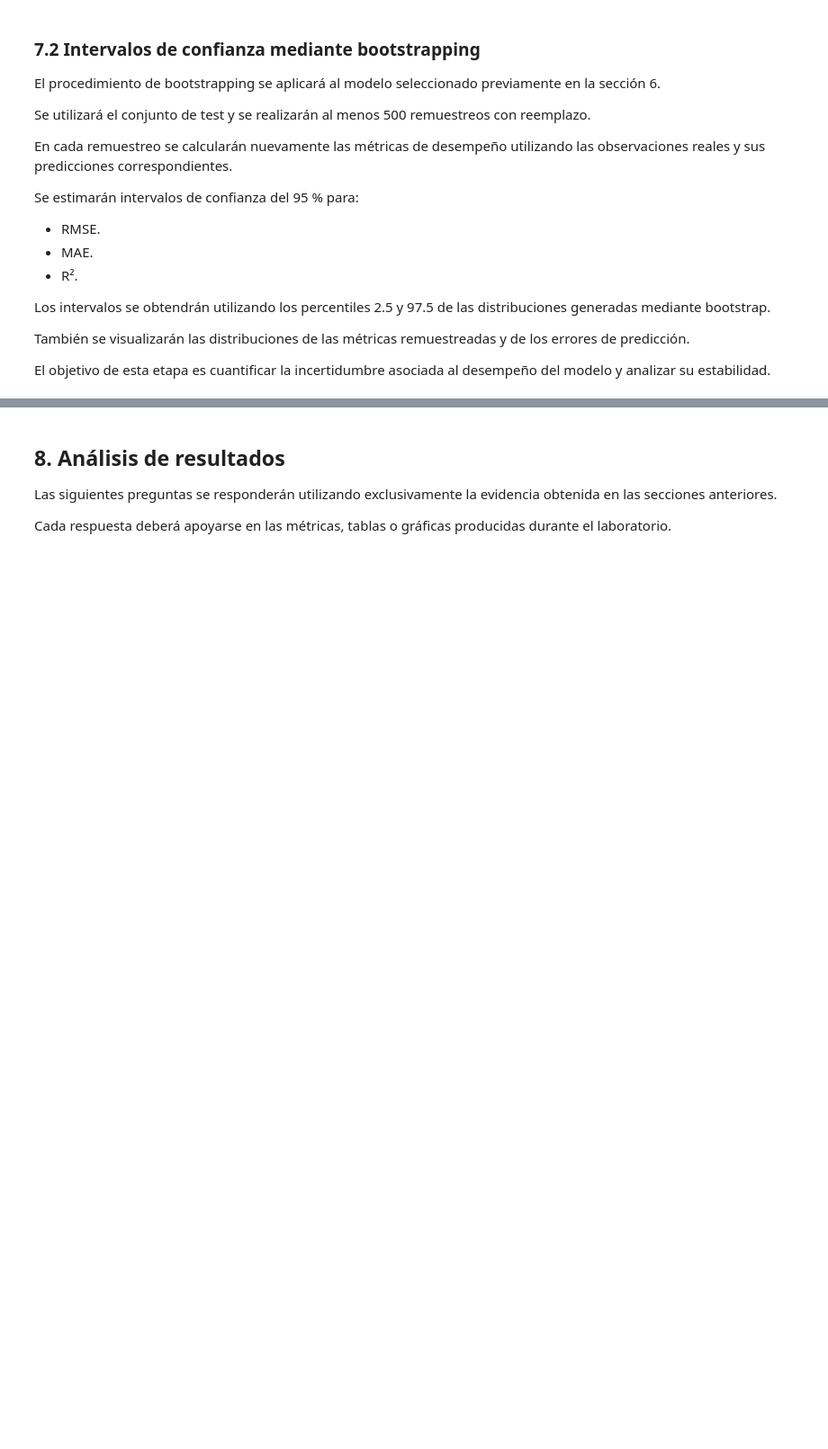
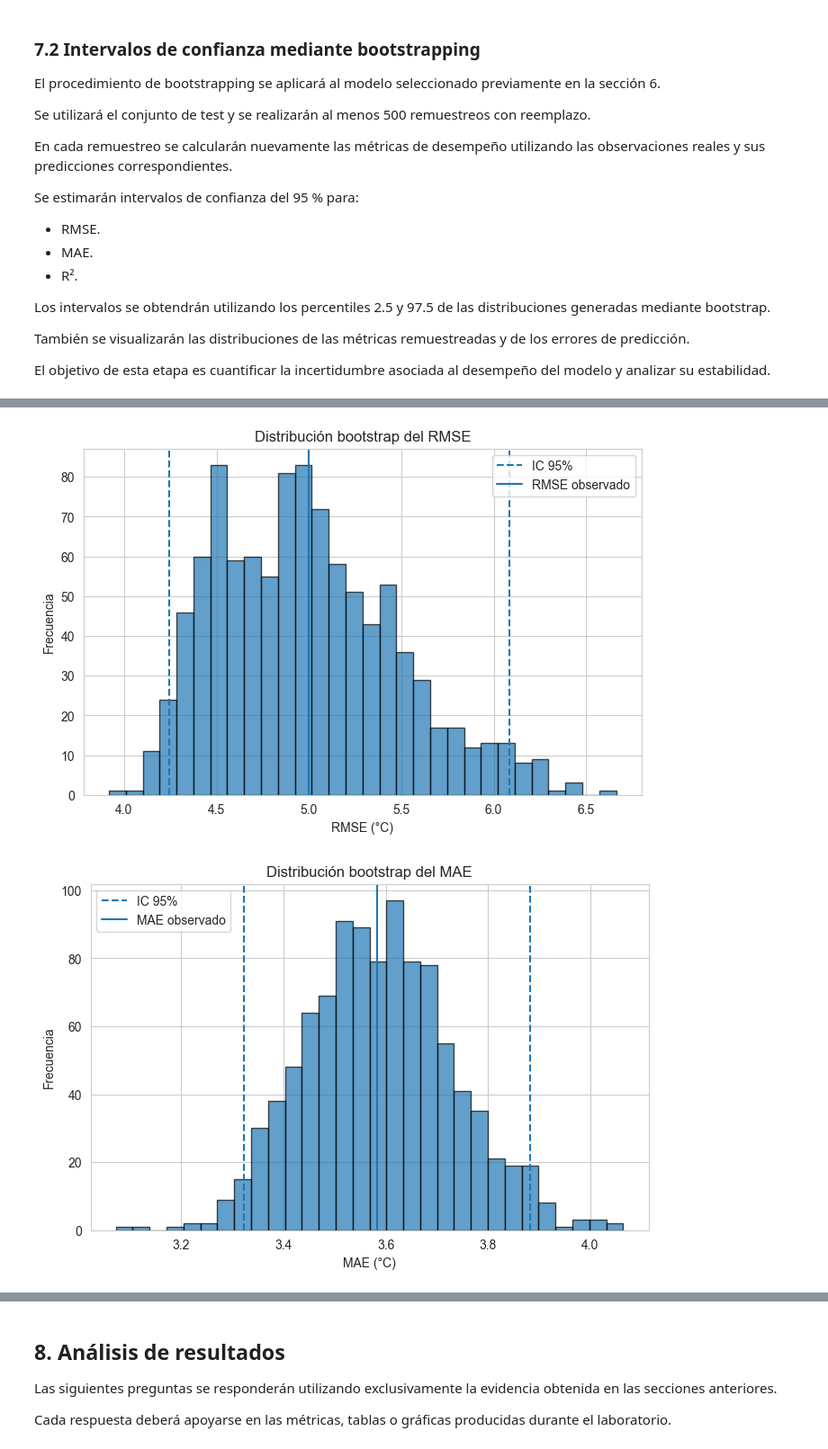
Before and after one commit to juanfochoa/Laboratorio2-Aprendizaje_de_Maquina, a Jupyter notebook: 202620/Laboratorios/L2/Lab2.ipynb, the cells around one changed output, grey strips where cells are left out. Shown at 90% size. Cells and saved outputs as stored; diff of their text form; code cells hidden in the pictures; blank space fills up the shorter version.

```diff
--- a/202620/Laboratorios/L2/Lab2.ipynb
+++ b/202620/Laboratorios/L2/Lab2.ipynb
@@ -1746,0 +1710,6 @@ explicación de por qué se prefirió la estabilidad es exactamente lo que la r
+# %%
+modelo_seleccionado = mejor_poly_reg
+
+print("Modelo seleccionado: Polinomial + Ridge")
+print("Hiperparámetros:")
+print(formatear_params(grid_poly_reg.best_params_))
@@ -1810,0 +1941,54 @@ El objetivo de esta etapa es cuantificar la incertidumbre asociada al desempeño
+# %%
+# ============================================================
+# Distribuciones bootstrap
+# ============================================================
+
+plt.figure(figsize=(8, 5))
+plt.hist(rmse_boot, bins=30, edgecolor="black", alpha=0.7)
+plt.axvline(ic_rmse[0], linestyle="--", label="IC 95%")
+plt.axvline(ic_rmse[1], linestyle="--")
+plt.axvline(
+    np.sqrt(mean_squared_error(y_test, y_pred_seleccionado)),
+    linestyle="-",
+    label="RMSE observado"
+)
+plt.xlabel("RMSE (°C)")
+plt.ylabel("Frecuencia")
+plt.title("Distribución bootstrap del RMSE")
+plt.legend()
+plt.show()
+
+
+plt.figure(figsize=(8, 5))
+plt.hist(mae_boot, bins=30, edgecolor="black", alpha=0.7)
+plt.axvline(ic_mae[0], linestyle="--", label="IC 95%")
+plt.axvline(ic_mae[1], linestyle="--")
+plt.axvline(
+    mean_absolute_error(y_test, y_pred_seleccionado),
+    linestyle="-",
+    label="MAE observado"
+)
+plt.xlabel("MAE (°C)")
+plt.ylabel("Frecuencia")
+plt.title("Distribución bootstrap del MAE")
+plt.legend()
+plt.show()
+
+
+plt.figure(figsize=(8, 5))
+plt.hist(r2_boot, bins=30, edgecolor="black", alpha=0.7)
+plt.axvline(ic_r2[0], linestyle="--", label="IC 95%")
+plt.axvline(ic_r2[1], linestyle="--")
+plt.axvline(
+    r2_score(y_test, y_pred_seleccionado),
+    linestyle="-",
+    label="R² observado"
+)
+plt.xlabel("R²")
+plt.ylabel("Frecuencia")
+plt.title("Distribución bootstrap del R²")
+plt.legend()
+plt.show()
+# %% [output]
+[figure, added]
+[figure, added]
```
Also changed, not shown: parts of 36 cells of this notebook.
